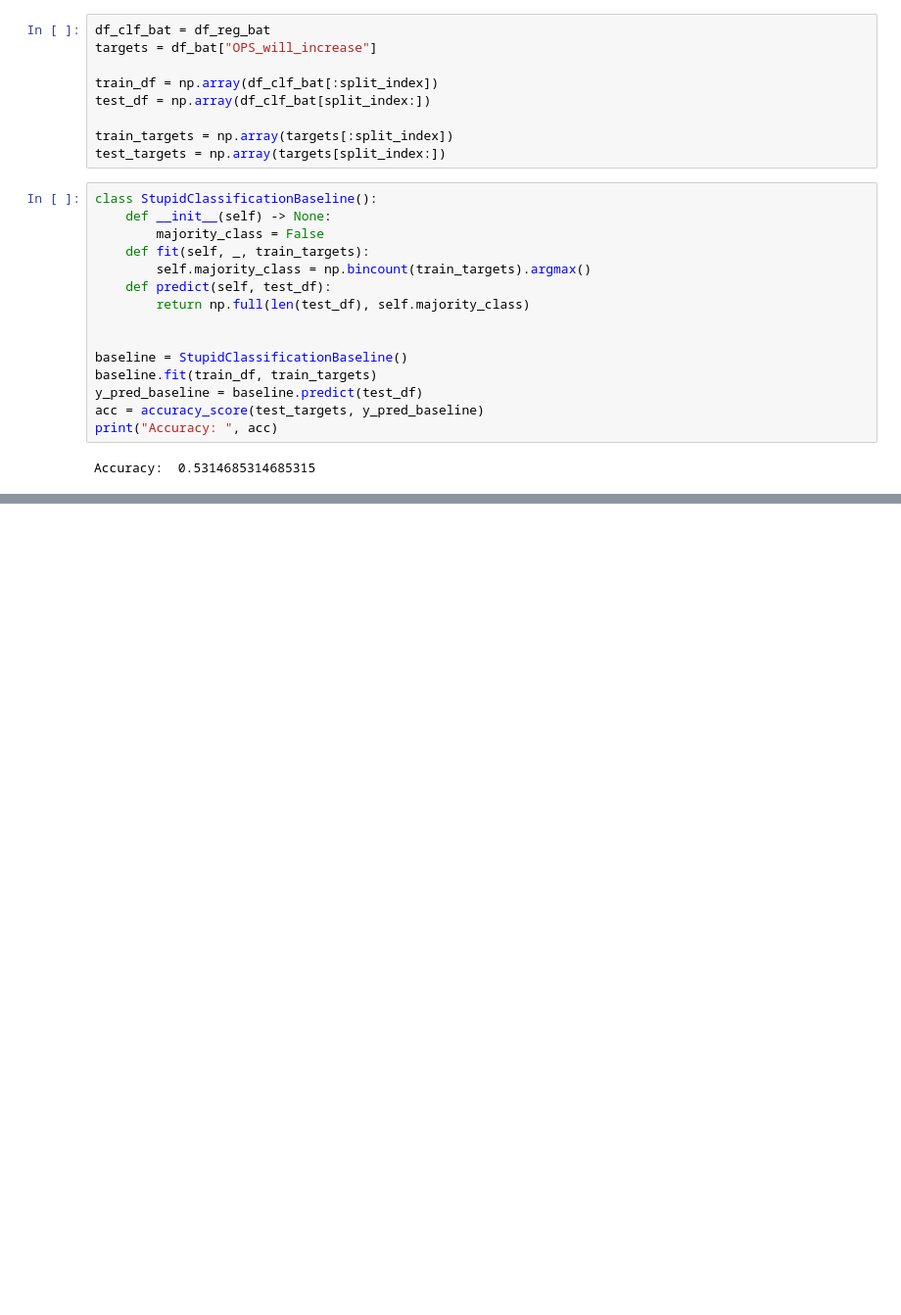
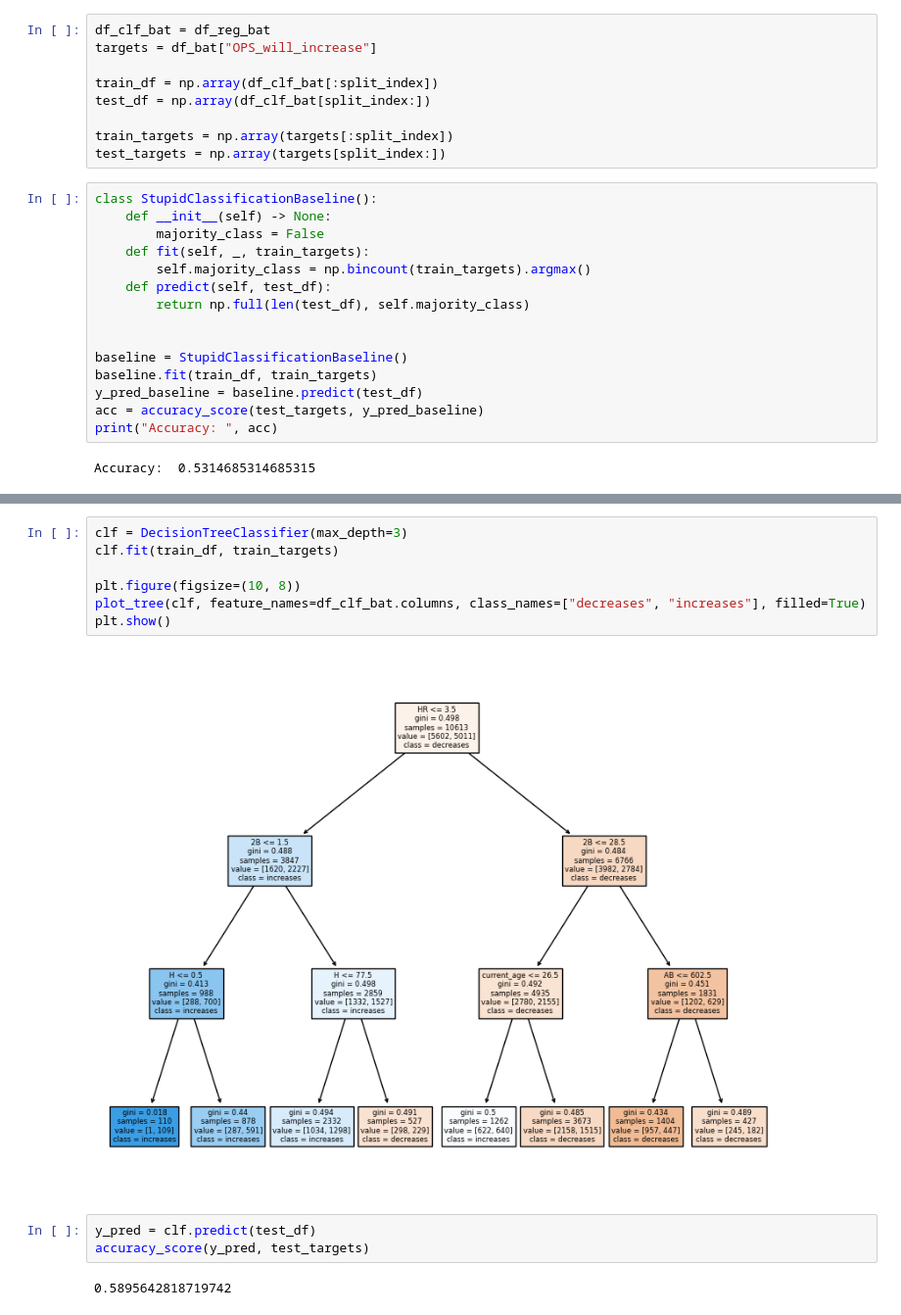
Before and after one commit to AntoineJeans/MoneyBall, a Jupyter notebook: RandomForest_OPS.ipynb, the cells around one changed output, grey strips where cells are left out. Shown: that part at 98% size. Cells and saved outputs as stored; diff of their text form; blank space fills up the shorter version.

```diff
--- a/RandomForest_OPS.ipynb
+++ b/RandomForest_OPS.ipynb
@@ -167,0 +170,14 @@ importance_df.head(10)
+# %%
+clf = DecisionTreeClassifier(max_depth=3)
+clf.fit(train_df, train_targets)
+
+plt.figure(figsize=(10, 8))
+plot_tree(clf, feature_names=df_clf_bat.columns, class_names=["decreases", "increases"], filled=True)
+plt.show()
+# %% [output]
+[figure, added]
+# %%
+y_pred = clf.predict(test_df)
+accuracy_score(y_pred, test_targets)
+# %% [output]
+0.5895642818719742
```
Also changed, not shown: parts of 5 cells of this notebook, 2 other files.
